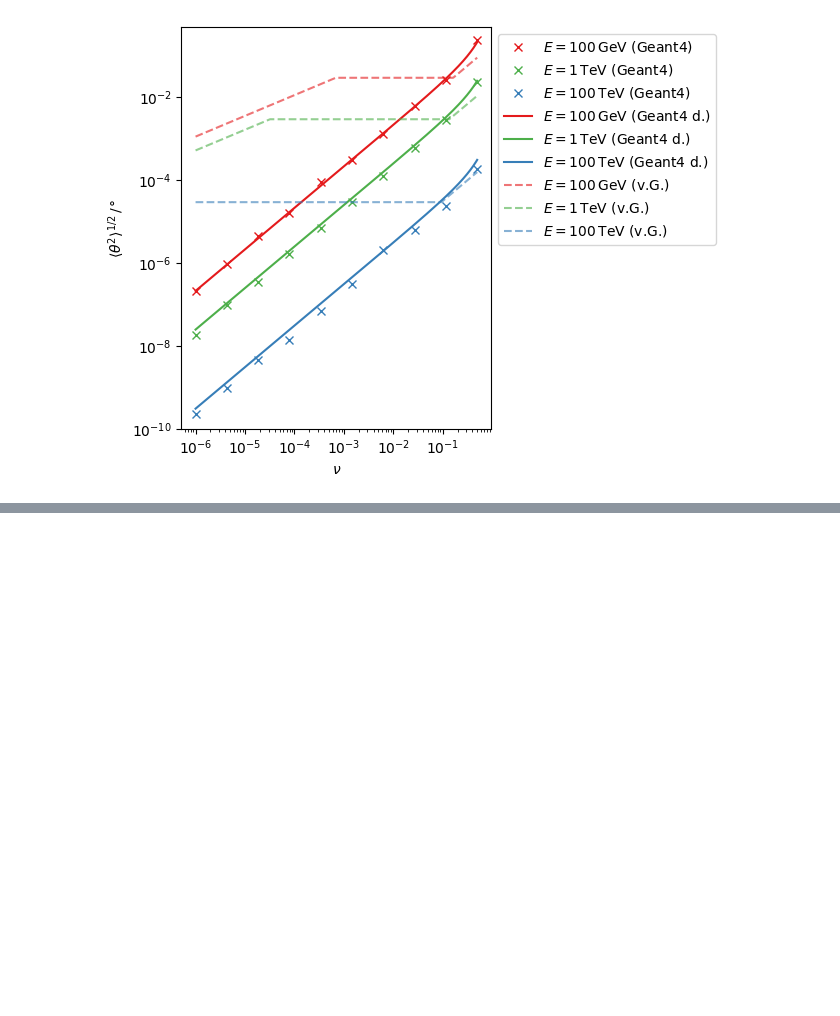
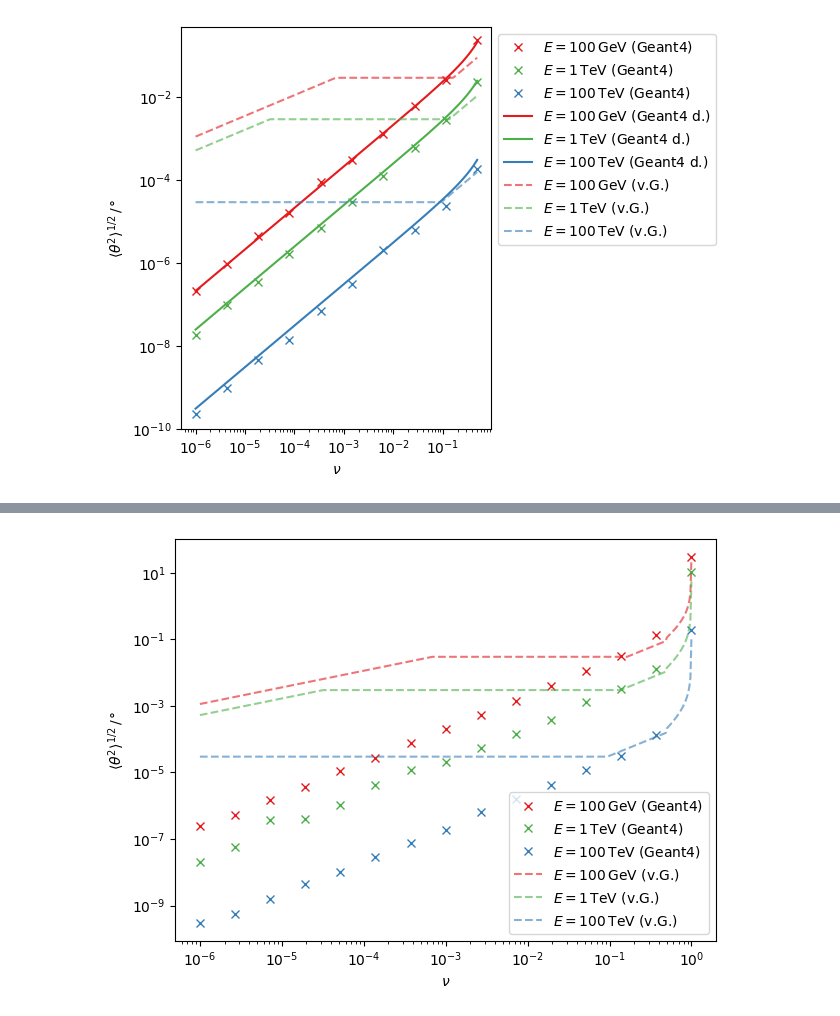
Before and after one commit to pascalgutjahr/muon-deflection-paper, a Jupyter notebook: deflection/deflection_parametrizations/bremsstrahlung.ipynb, the cells around one changed output, grey strips where cells are left out. Cells and saved outputs as stored; diff of their text form; code cells hidden in the pictures; blank space fills up the shorter version.

```diff
--- a/deflection/deflection_parametrizations/bremsstrahlung.ipynb
+++ b/deflection/deflection_parametrizations/bremsstrahlung.ipynb
@@ -362,0 +427,95 @@ plt.tight_layout()
+# %%
+nu = np.logspace(-6,np.log10(0.999), 15) # 500
+v = 1 - nu
+
+n_events = int(1e5)
+
+# using multiple calculations of rms for mean and std
+# E = 1e2 # 100 GeV
+# rms_thetas_mean = []
+# rms_thetas_std = []
+# for e in tqdm(nu):
+#     rms_thetas_multi = []
+#     for i in range(10):
+#         rms = np.array([])
+#         E_ = E - e * (E - m)
+#         angles = [get_new_psi_brems(E, E_, rnd_state, is_degree=True) for i in range(n_events)]
+#         rms = np.append(rms, angles)
+#         rms_theta = np.sqrt(np.mean(rms**2))
+#         rms_thetas_multi.append(rms_theta)
+#     print(np.mean(rms_thetas_multi))
+#     rms_thetas_mean.append(np.mean(rms_thetas_multi))
+#     rms_thetas_std.append(np.std(rms_thetas_multi))
+
+# print(len(rms_thetas_mean))
+# print(len(rms_thetas_std))
+
+# plt.errorbar(nu, rms_thetas_mean, fmt='x', yerr=rms_thetas_std, color=colors[0], alpha=1, label=r'$E = 100\,$GeV (Geant4)')
+
+
+
+E = 1e2 # 100 GeV
+rms_thetas = []
+for e in tqdm(nu):
+    rms = np.array([])
+    E_ = E - e * (E - m)
+    angles = [get_new_psi_brems(E, E_, rnd_state, is_degree=True) for i in range(n_events)]
+    rms = np.append(rms, angles)
+    rms_thetas.append(np.sqrt(np.mean(rms**2)))
+
+plt.plot(nu, rms_thetas, 'x', color=colors[0], alpha=1, label=r'$E = 100\,$GeV (Geant4)')
+
+
+E = 1e3 # 1 TeV
+rms_thetas = []
+for e in tqdm(nu):
+    rms = np.array([])
+    E_ = E - e * (E - m)
+    angles = [get_new_psi_brems(E, E_, rnd_state, is_degree=True) for i in range(n_events)]
+    rms = np.append(rms, angles)
+    rms_thetas.append(np.sqrt(np.mean(rms**2)))
+plt.plot(nu, rms_thetas, 'x', color=colors[2], alpha=1, label=r'$E = 1\,$TeV (Geant4)')
+
+
+E = 1e5 # 100 TeV
+rms_thetas = []
+for e in tqdm(nu):
+    rms = np.array([])
+    E_ = E - e * (E - m)
+    angles = [get_new_psi_brems(E, E_, rnd_state, is_degree=True) for i in range(n_events)]
+    rms = np.append(rms, angles)
+    rms_thetas.append(np.sqrt(np.mean(rms**2)))
+plt.plot(nu, rms_thetas, 'x', color=colors[1], alpha=1, label=r'$E = 100\,$TeV (Geant4)')
+
+
+nu = np.logspace(-6,np.log10(0.999), 500)
+
+
+E = 100 # GeV
+m = 0.1057
+E_ = E - nu * (E - m)
+values = [get_new_psi_brems_ginneken_Eq6(E, E__, Z=1) for E__ in E_]
+plt.plot(nu, np.rad2deg(values), '--', color=colors[0], alpha=0.6, label=r'$E = 100\,$GeV (v.G.)')
+
+E = 1000 # GeV
+E_ = E - nu * (E - m)
+values = [get_new_psi_brems_ginneken_Eq6(E, E__, Z=1) for E__ in E_]
+plt.plot(nu, np.rad2deg(values), '--', color=colors[2], alpha=0.6, label=r'$E = 1\,$TeV (v.G.)')
+
+E = 1e5 # GeV
+E_ = E - nu * (E - m)
+values = [get_new_psi_brems_ginneken_Eq6(E, E__, Z=1) for E__ in E_]
+plt.plot(nu, np.rad2deg(values), '--', color=colors[1], alpha=0.6, label=r'$E = 100\,$TeV (v.G.)')
+
+plt.xlabel(r'$\nu$')
+plt.ylabel(r'$\langle\theta^2\rangle^{1/2}\,/\,°$')
+plt.xscale('log')
+plt.yscale('log')
+# plt.xlim(5e-3, 0.5)
+# plt.ylim(5e-5, 1e2)
+plt.legend(loc='lower right', ncol=1)
+plt.tight_layout()
+if save_plot:
+    plt.savefig(plot_dir + '/bremsstrahlung_rms_theta_100GeV_1TeV_100TeV_allNu_Z1.pdf', bbox_inches='tight')
+# %% [output]
+[figure, added]
```
Also changed, not shown: parts of 7 cells of this notebook, 5 other files.
